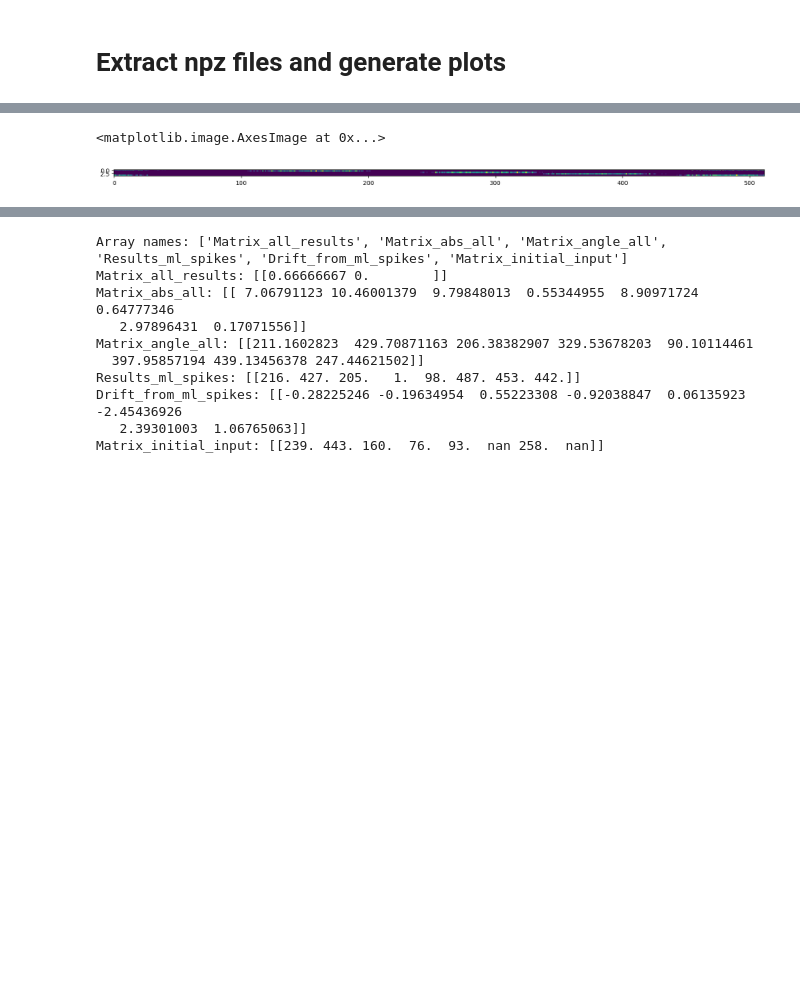
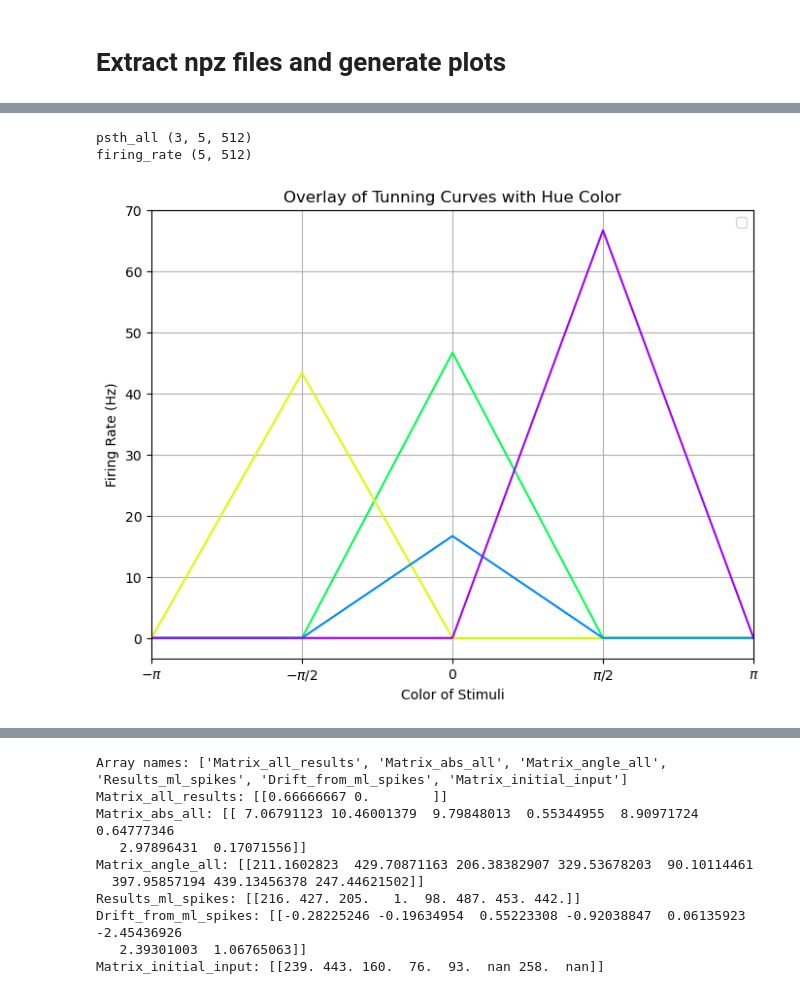
Before and after one commit to derek1909/FlexibleWorkingMemory, a Jupyter notebook: plotter.ipynb, the cells around one changed output, grey strips where cells are left out. Saved outputs shown, nothing was run; the diff lists cells and outputs as text; code cells hidden in the pictures; blank space fills up the shorter version.

```diff
--- a/plotter.ipynb
+++ b/plotter.ipynb
@@ -77,29 +52,36 @@ Total running time: 10.52 seconds
-# %%
-# Load the Matrix_tuning.npz file
-npzfile = np.load(f'{folder_path}/simulation_psth.npz')
-psth_all = npzfile['psth_all']
-stimuli_list = npzfile['stimuli_list']
-npzfile.close()
-
-# plt.plot(psth_all[0,:,110])
-plt.figure(figsize=(20, 10))
-plt.imshow(psth_all[0])
-# # Select some neurons (rows) to plot tuning curves for
-# neuron_indices = [0, 100, 200, 300, 400]  # Example neurons to plot
-
-# # Plot tuning curves for the selected neurons
-# plt.figure(figsize=(4, 3))
-
-# for i in neuron_indices:
-#     plt.plot(Matrix_tuning[i, :], label=f'Neuron {i}')
-
-# load = dictionnary['value_of_specific_load']
-# # plt.title(f'Neuron Tuning Curves (load={load})')
-# plt.title(f'Neuron Tuning Curves (calculated)')
-# plt.xlabel('Stimulus')
-# plt.ylabel('Firing rate (Hz)')
-# plt.legend()
-# plt.show()
-# %% [output]
-<matplotlib.image.AxesImage at 0x...>
-[figure, removed]
+# %%
+# Load the Matrix_tuning.npz file
+npzfile = np.load(f'{folder_path}/simulation_psth.npz')
+psth_all = npzfile['psth_all']
+stimuli_list = npzfile['stimuli_list']
+npzfile.close()
+
+print('psth_all',psth_all.shape)
+firing_rate = np.average(psth_all,axis=0)/0.1 # Average over trials. Spike counts / 100ms
+print('firing_rate',firing_rate.shape)
+
+# Example plot with overlayed lines colored by their index
+indices = [200, 100, 300, 400]  # Example indices for lines to plot
+num_indices = len(indices)
+color_axis = (stimuli_list/512-0.5)*2*np.pi
+plt.figure(figsize=(8, 6))
+
+# Create a colormap that maps index to color
+cmap = plt.cm.get_cmap('hsv', 512)  # HSV colormap with 512 distinct colors
+
+for idx in indices:
+    color = cmap(idx / 512.0)  # Normalize index to [0,1] and get color
+    plt.plot(color_axis,firing_rate[:, idx], color=color)
+
+plt.legend()
+plt.title('Overlay of Tunning Curves with Hue Color')
+plt.xlabel('Color of Stimuli')
+plt.ylabel('Firing Rate (Hz)')
+plt.xlim([-np.pi, np.pi])  # Ensure the x-axis spans from -pi to pi
+plt.xticks([-np.pi, -np.pi/2, 0, np.pi/2, np.pi], [r'$-\pi$', r'$-\pi/2$', '0', r'$\pi/2$', r'$\pi$'])
+plt.grid(True)
+plt.show()
+# %% [output]
+psth_all (3, 5, 512)
+firing_rate (5, 512)
+[figure, added]
```
Also changed, not shown: parts of 4 cells of this notebook, 1 other file.
